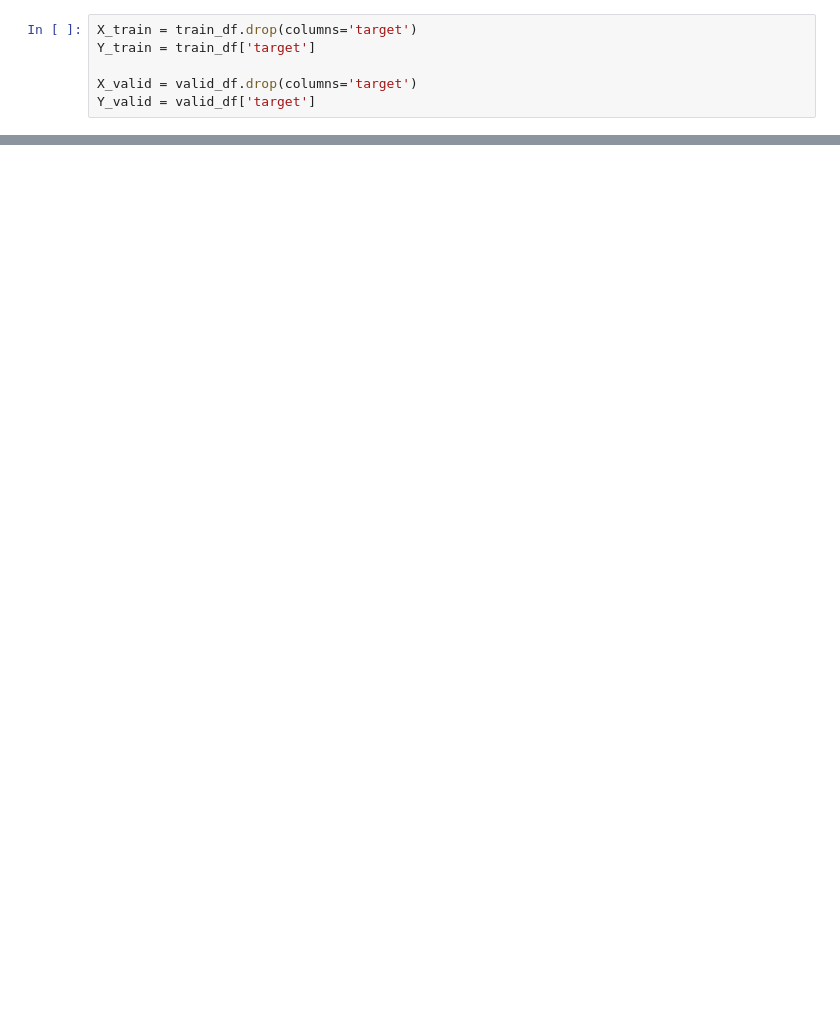
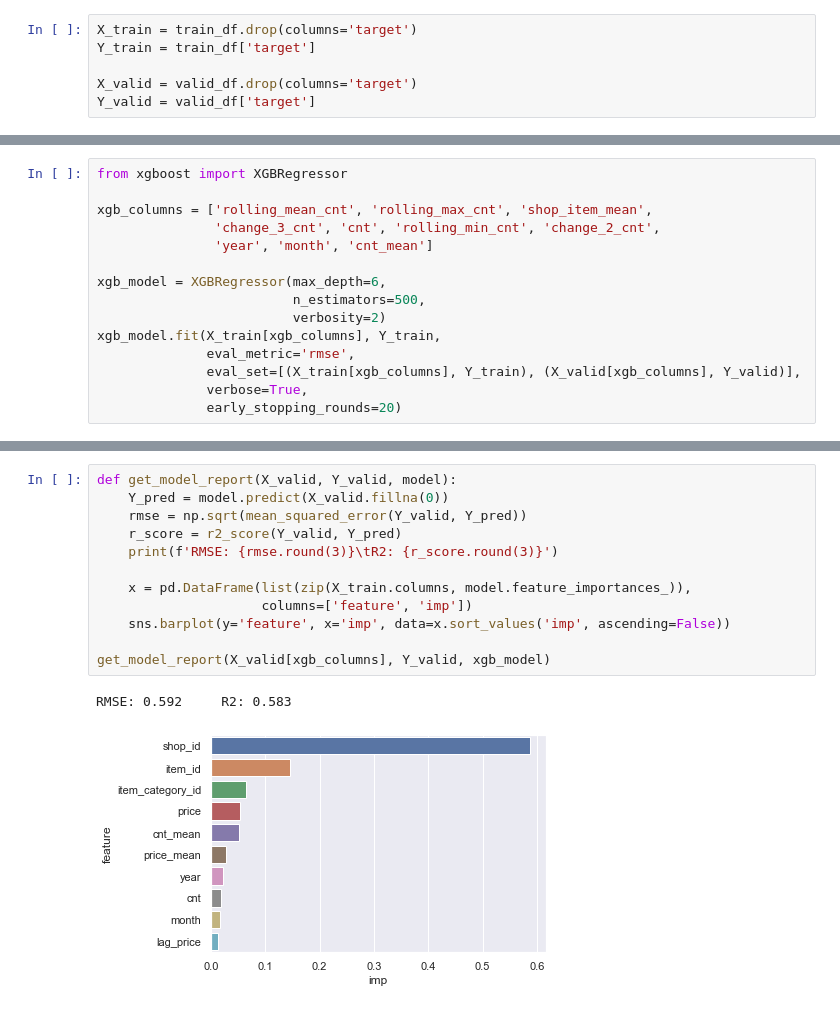
Before and after one commit to Bounty1993/ML-scripts, a Jupyter notebook: future_sales.ipynb, the cells around one changed output, grey strips where cells are left out. Saved outputs shown, nothing was run; the diff lists cells and outputs as text; blank space fills up the shorter version.

```diff
--- a/future_sales.ipynb
+++ b/future_sales.ipynb
@@ -312,0 +450,15 @@ plt.scatter(Y_valid, Y_pred)
+# %%
+from xgboost import XGBRegressor
+
+xgb_columns = ['rolling_mean_cnt', 'rolling_max_cnt', 'shop_item_mean',
+               'change_3_cnt', 'cnt', 'rolling_min_cnt', 'change_2_cnt',
+               'year', 'month', 'cnt_mean']
+
+xgb_model = XGBRegressor(max_depth=6,
+                         n_estimators=500,
+                         verbosity=2)
+xgb_model.fit(X_train[xgb_columns], Y_train,
+              eval_metric='rmse',
+              eval_set=[(X_train[xgb_columns], Y_train), (X_valid[xgb_columns], Y_valid)],
+              verbose=True,
+              early_stopping_rounds=20)
@@ -312,0 +492,15 @@ plt.scatter(Y_valid, Y_pred)
+# %%
+def get_model_report(X_valid, Y_valid, model):
+    Y_pred = model.predict(X_valid.fillna(0))
+    rmse = np.sqrt(mean_squared_error(Y_valid, Y_pred))
+    r_score = r2_score(Y_valid, Y_pred)
+    print(f'RMSE: {rmse.round(3)}\tR2: {r_score.round(3)}')
+
+    x = pd.DataFrame(list(zip(X_train.columns, model.feature_importances_)),
+                     columns=['feature', 'imp'])
+    sns.barplot(y='feature', x='imp', data=x.sort_values('imp', ascending=False))
+
+get_model_report(X_valid[xgb_columns], Y_valid, xgb_model)
+# %% [output]
+RMSE: 0.592     R2: 0.583
+[figure, added]
```
Also changed, not shown: parts of 32 cells of this notebook.
